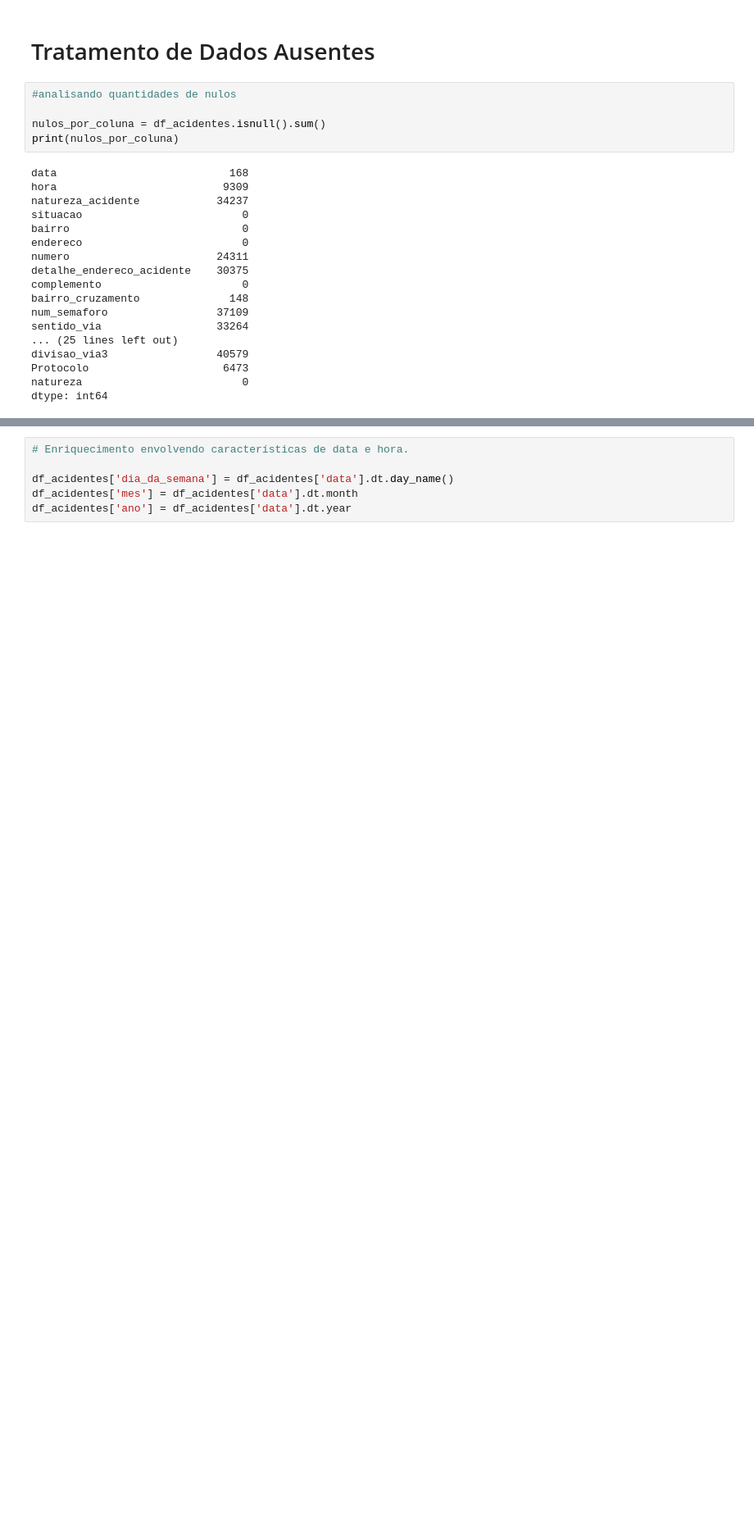
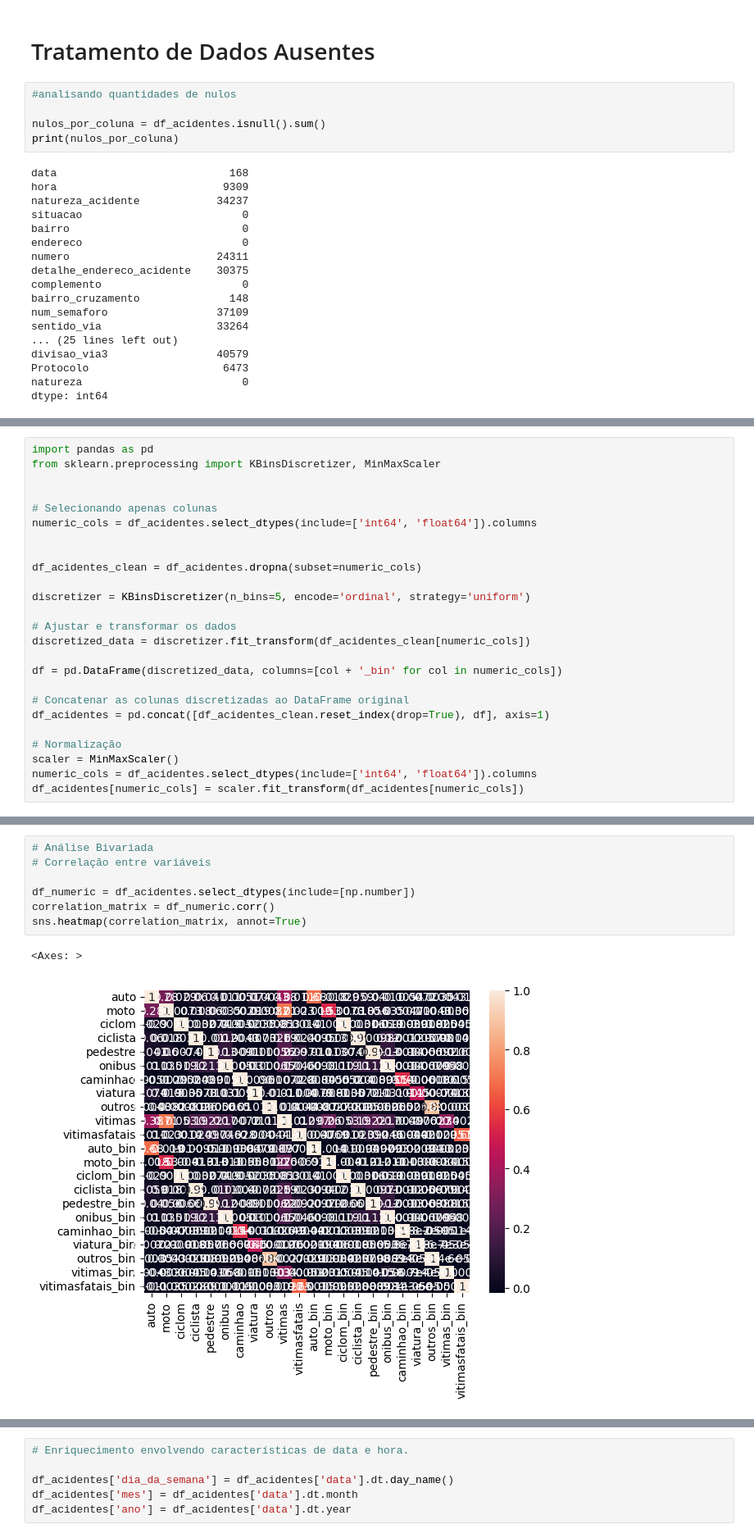
Before and after one commit to OtavioAugustoOliveira/DataScience_if697, a Jupyter notebook: 1_projeto/pre_processing.ipynb, the cells around one changed output, grey strips where cells are left out. Shown: that part at 82% size. Drawn from its saved outputs; the diff is of its cells as text; blank space fills up the shorter version.

```diff
--- a/1_projeto/pre_processing.ipynb
+++ b/1_projeto/pre_processing.ipynb
@@ -173,0 +218,25 @@ df_acidentes = df_acidentes.loc[:, df_acidentes.isnull().sum() / len(df_acidente
+# %%
+import pandas as pd
+from sklearn.preprocessing import KBinsDiscretizer, MinMaxScaler
+
+
+# Selecionando apenas colunas
+numeric_cols = df_acidentes.select_dtypes(include=['int64', 'float64']).columns
+
+
+df_acidentes_clean = df_acidentes.dropna(subset=numeric_cols)
+
+discretizer = KBinsDiscretizer(n_bins=5, encode='ordinal', strategy='uniform')
+
+# Ajustar e transformar os dados
+discretized_data = discretizer.fit_transform(df_acidentes_clean[numeric_cols])
+
+df = pd.DataFrame(discretized_data, columns=[col + '_bin' for col in numeric_cols])
+
+# Concatenar as colunas discretizadas ao DataFrame original
+df_acidentes = pd.concat([df_acidentes_clean.reset_index(drop=True), df], axis=1)
+
+# Normalização
+scaler = MinMaxScaler()
+numeric_cols = df_acidentes.select_dtypes(include=['int64', 'float64']).columns
+df_acidentes[numeric_cols] = scaler.fit_transform(df_acidentes[numeric_cols])
@@ -173,0 +355,10 @@ df_acidentes = df_acidentes.loc[:, df_acidentes.isnull().sum() / len(df_acidente
+# %%
+# Análise Bivariada
+# Correlação entre variáveis
+
+df_numeric = df_acidentes.select_dtypes(include=[np.number])
+correlation_matrix = df_numeric.corr()
+sns.heatmap(correlation_matrix, annot=True)
+# %% [output]
+<Axes: >
+[figure, added]
```
Also changed, not shown: parts of 25 cells of this notebook, 2 other files.
